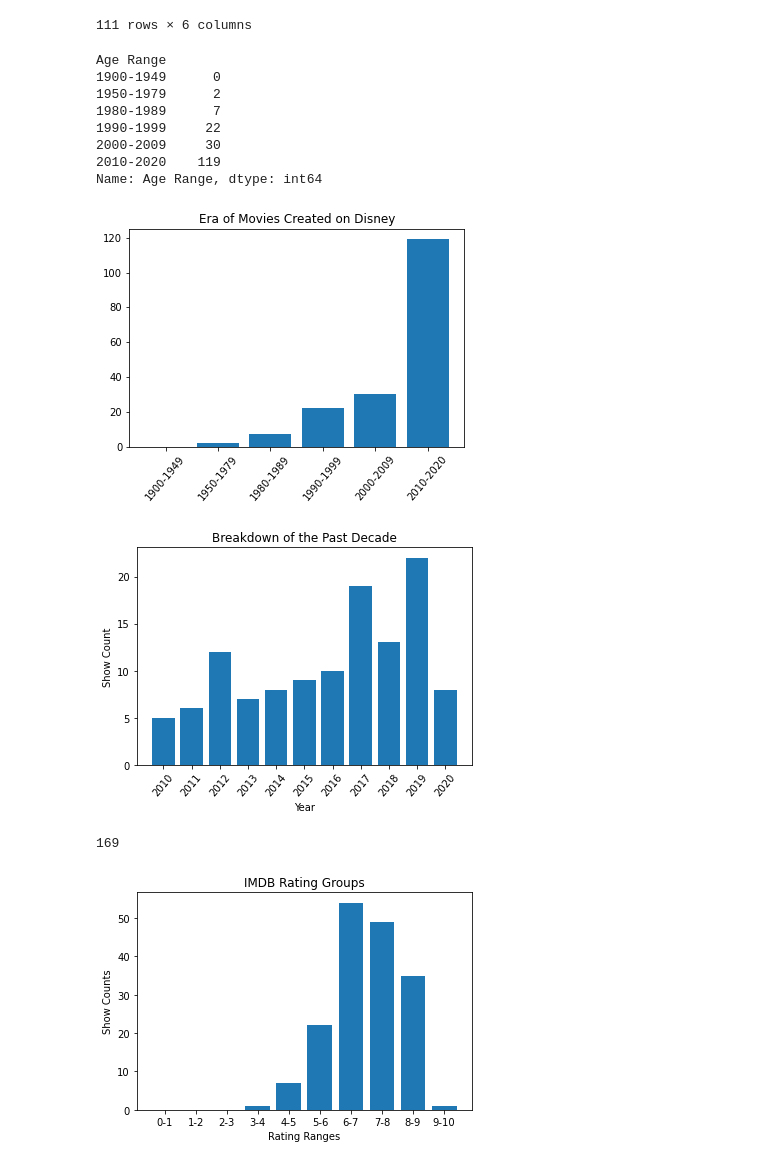
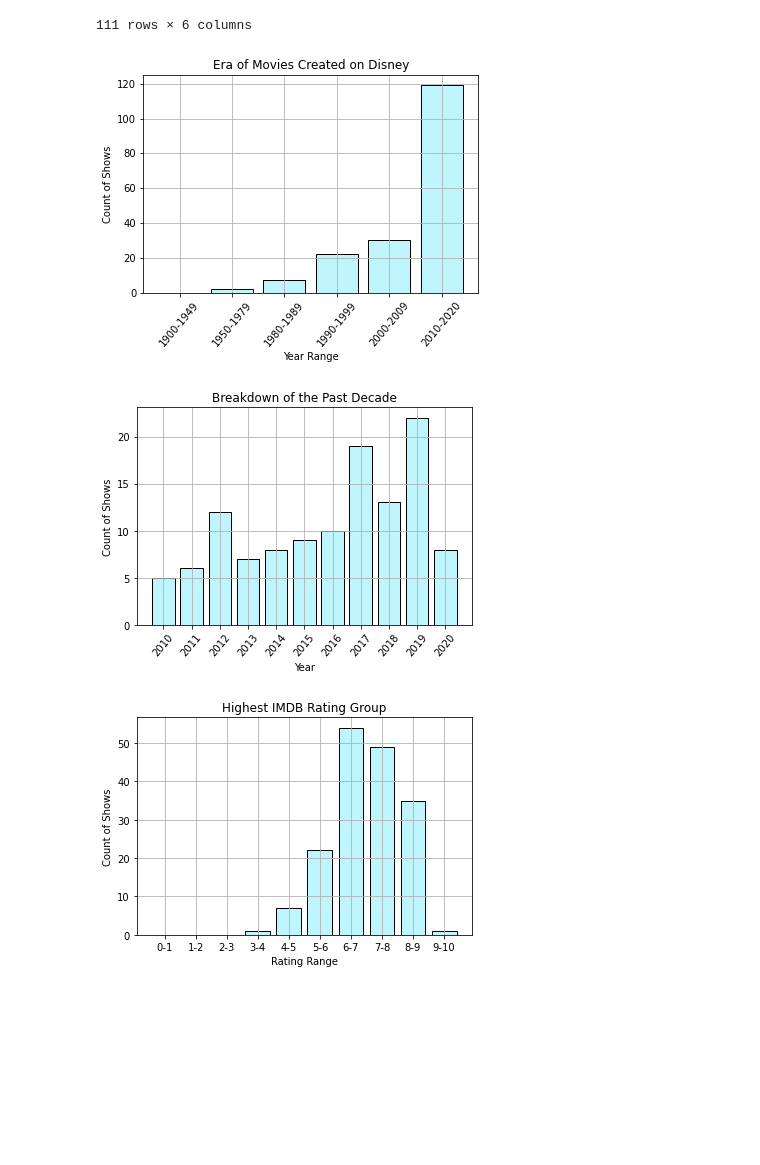
Before and after one commit to Tgreenhu/streaming-platform-analysis, a Jupyter notebook: Streaming Platforms/disney.ipynb, the cells around one changed output. Saved outputs shown, nothing was run; the diff lists cells and outputs as text; code cells hidden in the pictures; blank space fills up the shorter version.

```diff
--- a/Streaming Platforms/disney.ipynb
+++ b/Streaming Platforms/disney.ipynb
@@ -126,49 +121,48 @@ age_range_df.head(50)
 | 160 | Hannah Montana | 2006 | all | 5.0 | NaN | 2000-2009 |
 | 166 | JONAS | 2009 | NaN | 4.6 | NaN | 2000-2009 |
 111 rows × 6 columns
-# %%
-ranges = age_range_df["Age Range"].count()
-ranges
-# %% [output]
-Age Range
-1900-1949      0
-1950-1979      2
-1980-1989      7
-1990-1999     22
-2000-2009     30
-2010-2020    119
-Name: Age Range, dtype: int64
 # %%
-plt.bar(groups, ranges);
+# Create bar chart represeting year range
+
+ranges = age_range_df["Age Range"].count()
+plt.bar(groups, ranges, color = '#BFF5FD', edgecolor = 'black');
 plt.title('Era of Movies Created on Disney');
+plt.xlabel('Year Range')
+plt.ylabel('Count of Shows')
 plt.xticks(rotation=50);
+plt.grid();
 # %% [output]
-[figure, old version]
+[figure, new version]
 # %%
+# Bar chart to breakdown number of movies per year in the last decade
+
 disney_years = disney_df.groupby("Year")
 disney_year_count = disney_years.count().tail(11)
 top_11_years = ['2010', '2011', '2012', '2013', '2014', '2015', '2016', '2017', '2018', '2019', '2020']
-plt.bar(top_11_years,disney_year_count['Title'])
-plt.title('Breakdown of the Past Decade')
-plt.xlabel('Year')
-plt.ylabel('Show Count')
+
+plt.bar(top_11_years,disney_year_count['Title'], color = '#BFF5FD', edgecolor = 'black')
+plt.title('Breakdown of the Past Decade');
+plt.xlabel('Year');
+plt.ylabel('Count of Shows');
 plt.xticks(rotation=50);
+plt.grid();
 # %% [output]
-[figure, old version]
+[figure, new version]
 # %%
-# IMDB Rating Groups using bins
+# Group IMDB ratings into bins to create a bar graph
+
 bins2 = [0, .99, 1.99, 2.99, 3.99, 4.99, 5.99, 6.99, 7.99, 8.99, 10]
 groups2 = ['0-1', '1-2', '2-3', '3-4', '4-5', '5-6', '6-7', '7-8', '8-9', '9-10']
-# ranges2['Title']
 disney_df['IMDB Rating Ranges'] = pd.cut(disney_df['IMDB'], bins2, labels=groups2)
+
 imdb_rating_ranges = disney_df.groupby('IMDB Rating Ranges')
 ranges2 = imdb_rating_ranges['IMDB Rating Ranges'].count()
-plt.bar(groups2, ranges2);
-plt.title('IMDB Rating Groups')
-plt.xlabel('Rating Ranges')
-plt.ylabel('Show Counts')
-ranges2.sum()
+
+plt.bar(groups2, ranges2, color = '#BFF5FD', edgecolor = 'black');
+plt.title('Highest IMDB Rating Group');
+plt.xlabel('Rating Range');
+plt.ylabel('Count of Shows');
+plt.grid();
 # %% [output]
-169
-[figure, old version]
+[figure, new version]
 # %%
```
Also changed, not shown: parts of 18 cells of this notebook, 3 other files.
